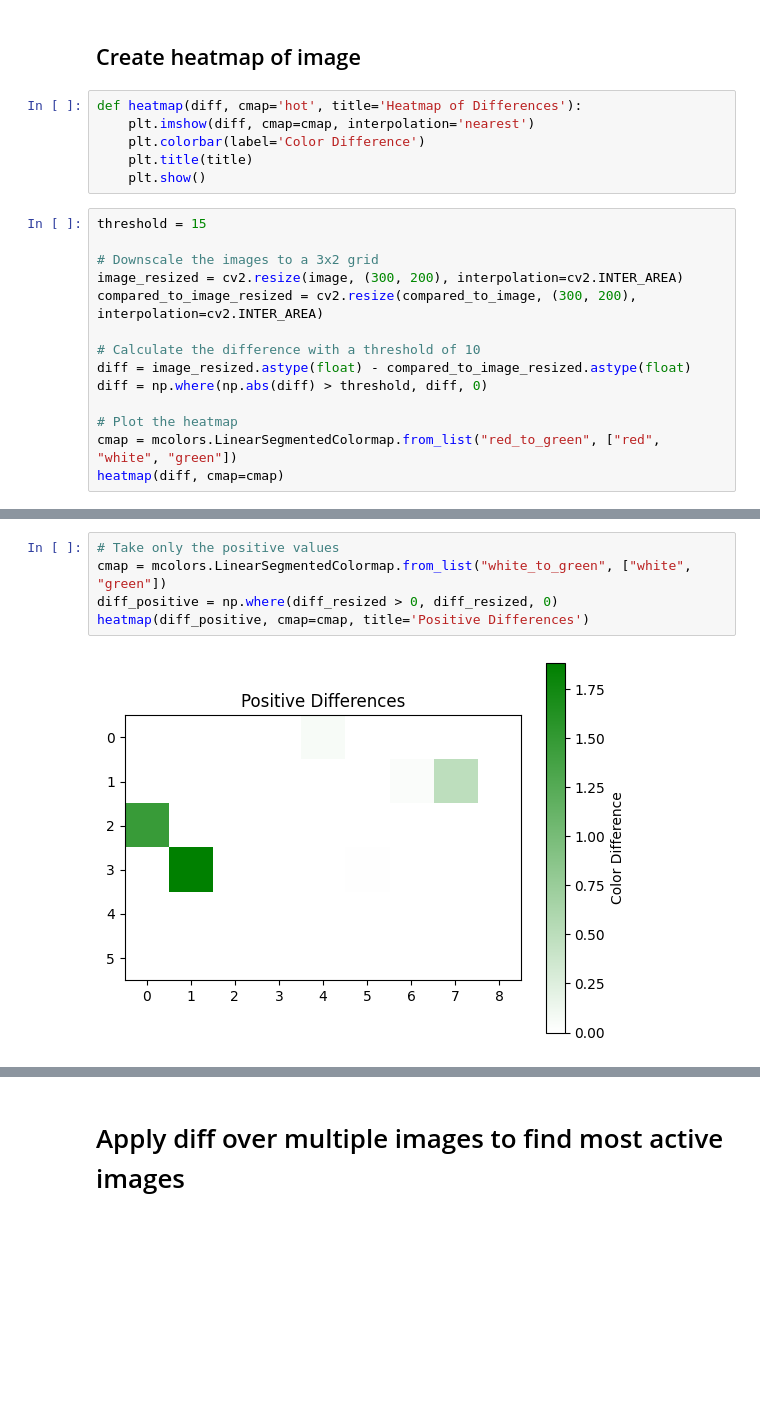
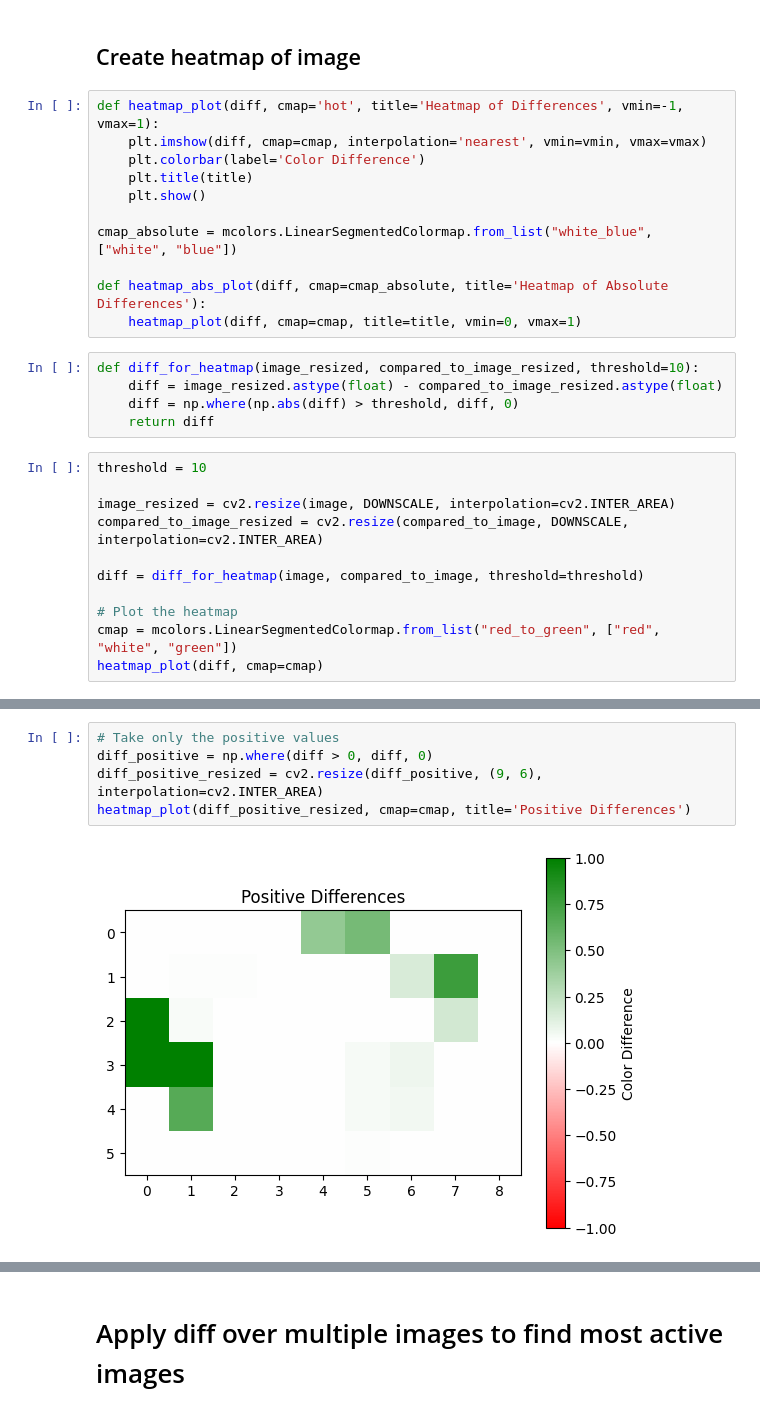
Before and after one commit to wiggle-bin/wiggle-notes, a Jupyter notebook: worms_actvitiy/DetectWormsByColor.ipynb, the cells around one changed output, grey strips where cells are left out. Drawn from its saved outputs; the diff is of its cells as text; blank space fills up the shorter version.

Commit message:
Changed heatmap plots to work with normalized values

```diff
--- a/worms_actvitiy/DetectWormsByColor.ipynb
+++ b/worms_actvitiy/DetectWormsByColor.ipynb
@@ -48,23 +50,30 @@ plt.show()
 # %% [markdown]
 ## Create heatmap of image
 # %%
-def heatmap(diff, cmap='hot', title='Heatmap of Differences'):
-    plt.imshow(diff, cmap=cmap, interpolation='nearest')
+def heatmap_plot(diff, cmap='hot', title='Heatmap of Differences', vmin=-1, vmax=1):
+    plt.imshow(diff, cmap=cmap, interpolation='nearest', vmin=vmin, vmax=vmax)
     plt.colorbar(label='Color Difference')
     plt.title(title)
     plt.show()
+
+cmap_absolute = mcolors.LinearSegmentedColormap.from_list("white_blue", ["white", "blue"])
+
+def heatmap_abs_plot(diff, cmap=cmap_absolute, title='Heatmap of Absolute Differences'):
+    heatmap_plot(diff, cmap=cmap, title=title, vmin=0, vmax=1)
+# %%
+def diff_for_heatmap(image_resized, compared_to_image_resized, threshold=10):
+    diff = image_resized.astype(float) - compared_to_image_resized.astype(float)
+    diff = np.where(np.abs(diff) > threshold, diff, 0)
+    return diff
 # %%
-threshold = 15
+threshold = 10
 
-# Downscale the images to a 3x2 grid
-image_resized = cv2.resize(image, (300, 200), interpolation=cv2.INTER_AREA)
-compared_to_image_resized = cv2.resize(compared_to_image, (300, 200), interpolation=cv2.INTER_AREA)
+image_resized = cv2.resize(image, DOWNSCALE, interpolation=cv2.INTER_AREA)
+compared_to_image_resized = cv2.resize(compared_to_image, DOWNSCALE, interpolation=cv2.INTER_AREA)
 
-# Calculate the difference with a threshold of 10
-diff = image_resized.astype(float) - compared_to_image_resized.astype(float)
-diff = np.where(np.abs(diff) > threshold, diff, 0)
+diff = diff_for_heatmap(image, compared_to_image, threshold=threshold)
 
 # Plot the heatmap
 cmap = mcolors.LinearSegmentedColormap.from_list("red_to_green", ["red", "white", "green"])
-heatmap(diff, cmap=cmap)
+heatmap_plot(diff, cmap=cmap)
 # %% [output]
@@ -80,9 +88,9 @@ heatmap(diff_resized, cmap=cmap, title=f'Differences (Downscaled to {grid[0]}x{g
 # %%
 # Take only the positive values
-cmap = mcolors.LinearSegmentedColormap.from_list("white_to_green", ["white", "green"])
-diff_positive = np.where(diff_resized > 0, diff_resized, 0)
-heatmap(diff_positive, cmap=cmap, title='Positive Differences')
+diff_positive = np.where(diff > 0, diff, 0)
+diff_positive_resized = cv2.resize(diff_positive, (9, 6), interpolation=cv2.INTER_AREA)
+heatmap_plot(diff_positive_resized, cmap=cmap, title='Positive Differences')
 # %% [output]
-[figure, old version]
+[figure, new version]
 # %%
 # Take only the negative values
```
Also changed, not shown: parts of 13 cells of this notebook.
